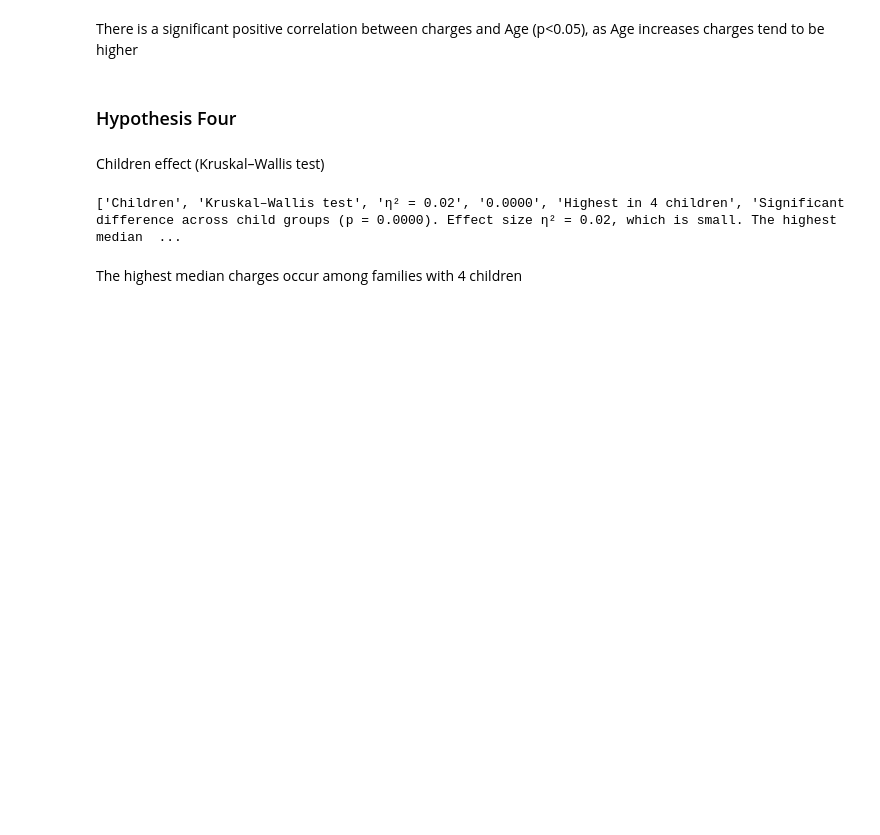
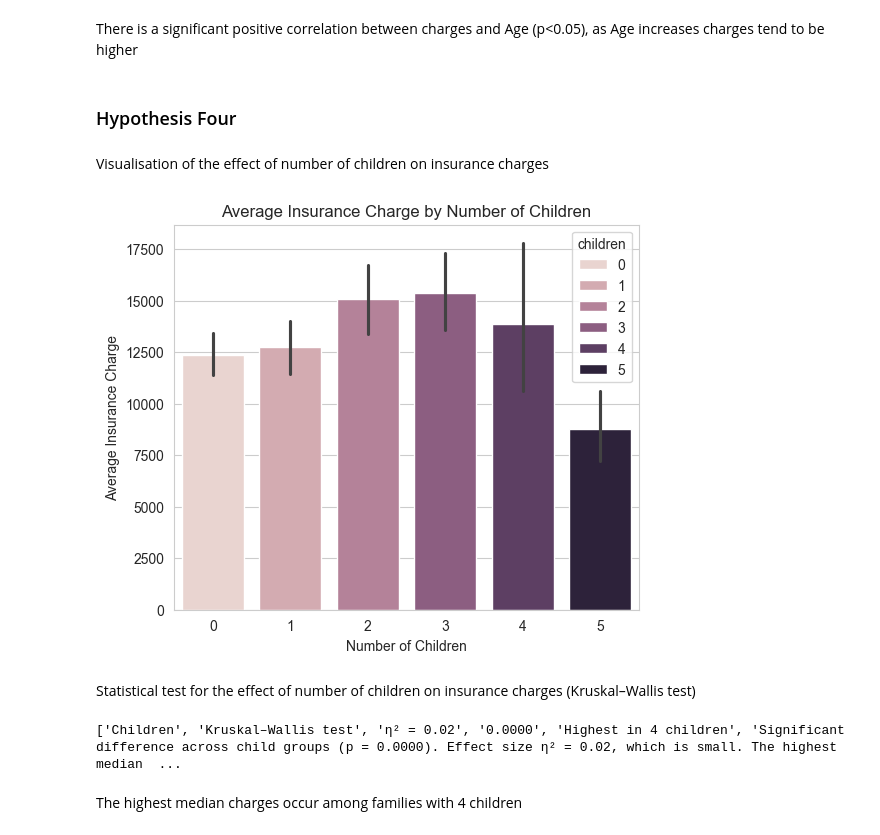
Before and after one commit to H-Smithson/healthcare_data_analysis, a Jupyter notebook: jupyter_notebooks/02_statistical_tests.ipynb, the cells around one changed output. Cells and saved outputs as stored; diff of their text form; code cells hidden in the pictures; blank space fills up the shorter version.

```diff
--- a/jupyter_notebooks/02_statistical_tests.ipynb
+++ b/jupyter_notebooks/02_statistical_tests.ipynb
@@ -246,8 +343,20 @@ print(["Age", "Spearman correlation", f"rho = {rho:.2f}", f"{p_val:.4f}", direct
 There is a significant positive correlation between charges and Age (p<0.05), as Age increases charges tend to be higher
 # %% [markdown]
 ### Hypothesis Four
-# %% [markdown]
-Children effect (Kruskal–Wallis test)
+# %% [markdown]
+Visualisation of the effect of number of children on insurance charges
+# %%
+# create barplot to show difference between charges based on number of children
+plt.figure(figsize=(6,5))
+sns.barplot(x='children', y='charges', data=df, estimator='mean', hue='children')
+plt.title("Average Insurance Charge by Number of Children")
+plt.xlabel("Number of Children")
+plt.ylabel("Average Insurance Charge")
+plt.show()
+# %% [output]
+[figure, added]
+# %% [markdown]
+Statistical test for the effect of number of children on insurance charges (Kruskal–Wallis test)
 # %%
 # prepare column data for analysis
 groups_children = [df[df.children == c]['charges'] for c in sorted(df.children.unique())]
```
Also changed, not shown: parts of 19 cells of this notebook.
